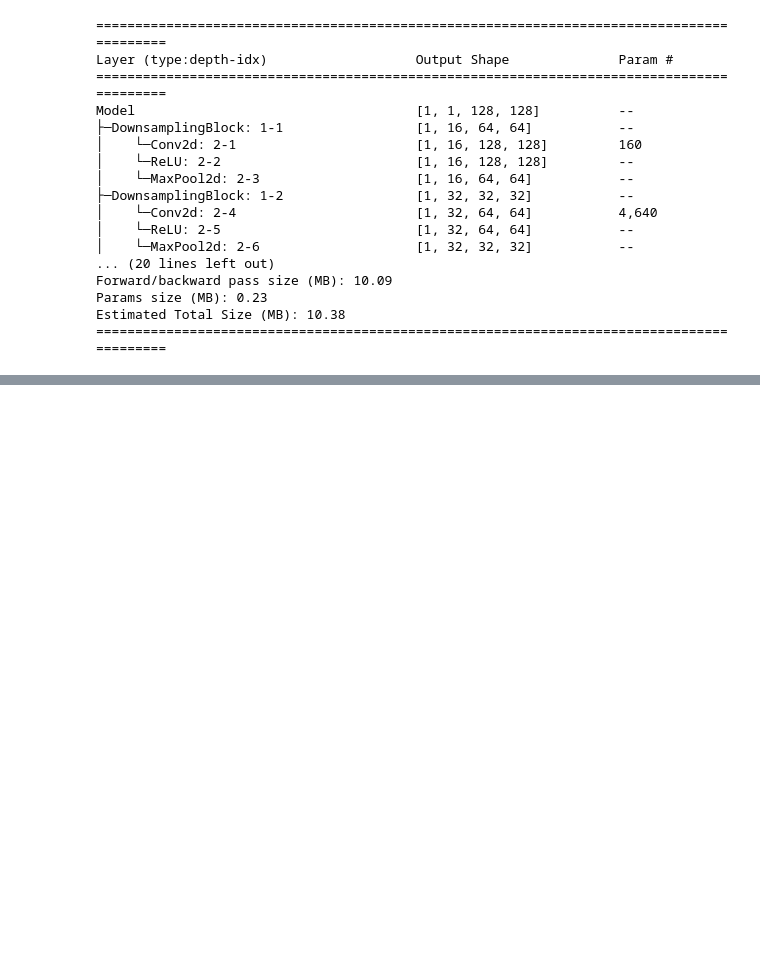
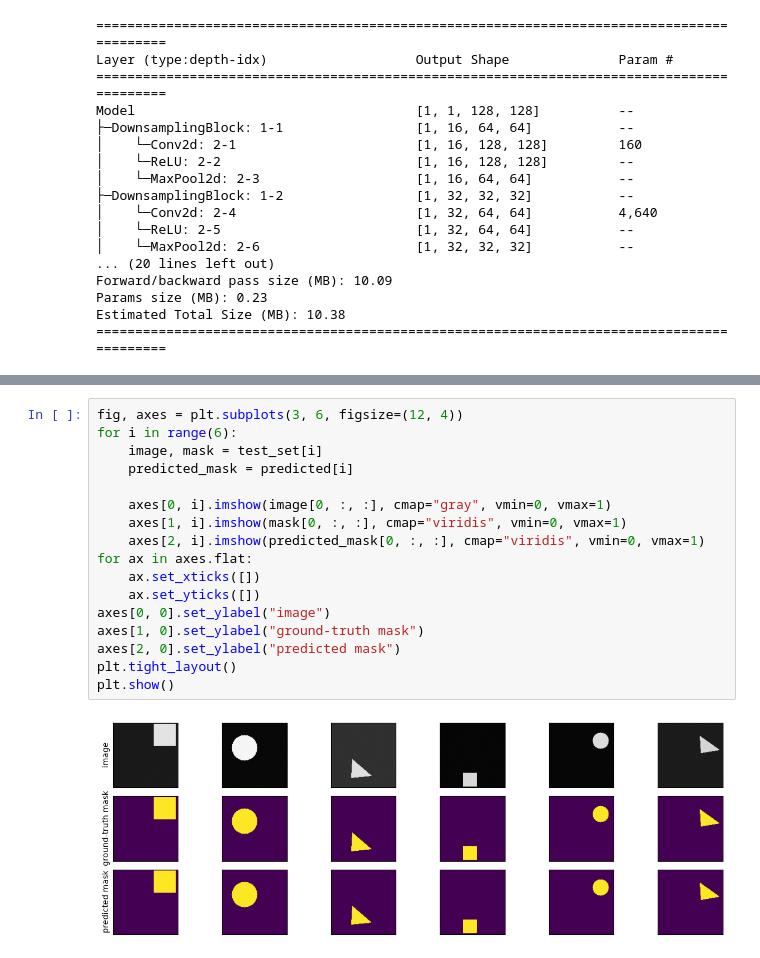
Before and after one commit to sam3737/EEE511, a Jupyter notebook: src/assignment_3/assignment_3.ipynb, the cells around one changed output, grey strips where cells are left out. Drawn from its saved outputs; the diff is of its cells as text; blank space fills up the shorter version.

Commit message:
Add assignment 3 U-Net architecture diagram and predicted vs ground-truth comparison of trained model

```diff
--- a/src/assignment_3/assignment_3.ipynb
+++ b/src/assignment_3/assignment_3.ipynb
@@ -194,0 +197,19 @@ plt.show()
+# %%
+fig, axes = plt.subplots(3, 6, figsize=(12, 4))
+for i in range(6):
+    image, mask = test_set[i]
+    predicted_mask = predicted[i]
+
+    axes[0, i].imshow(image[0, :, :], cmap="gray", vmin=0, vmax=1)
+    axes[1, i].imshow(mask[0, :, :], cmap="viridis", vmin=0, vmax=1)
+    axes[2, i].imshow(predicted_mask[0, :, :], cmap="viridis", vmin=0, vmax=1)
+for ax in axes.flat:
+    ax.set_xticks([])
+    ax.set_yticks([])
+axes[0, 0].set_ylabel("image")
+axes[1, 0].set_ylabel("ground-truth mask")
+axes[2, 0].set_ylabel("predicted mask")
+plt.tight_layout()
+plt.show()
+# %% [output]
+[figure, added]
```
Also changed, not shown: parts of 3 cells of this notebook, 1 other file.
